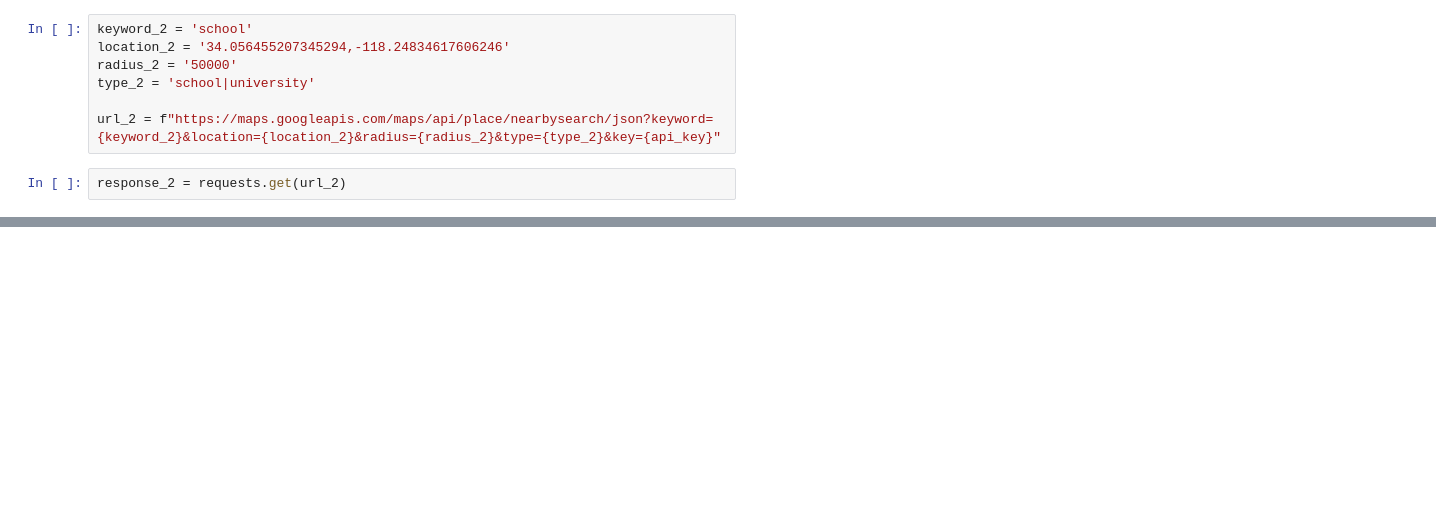
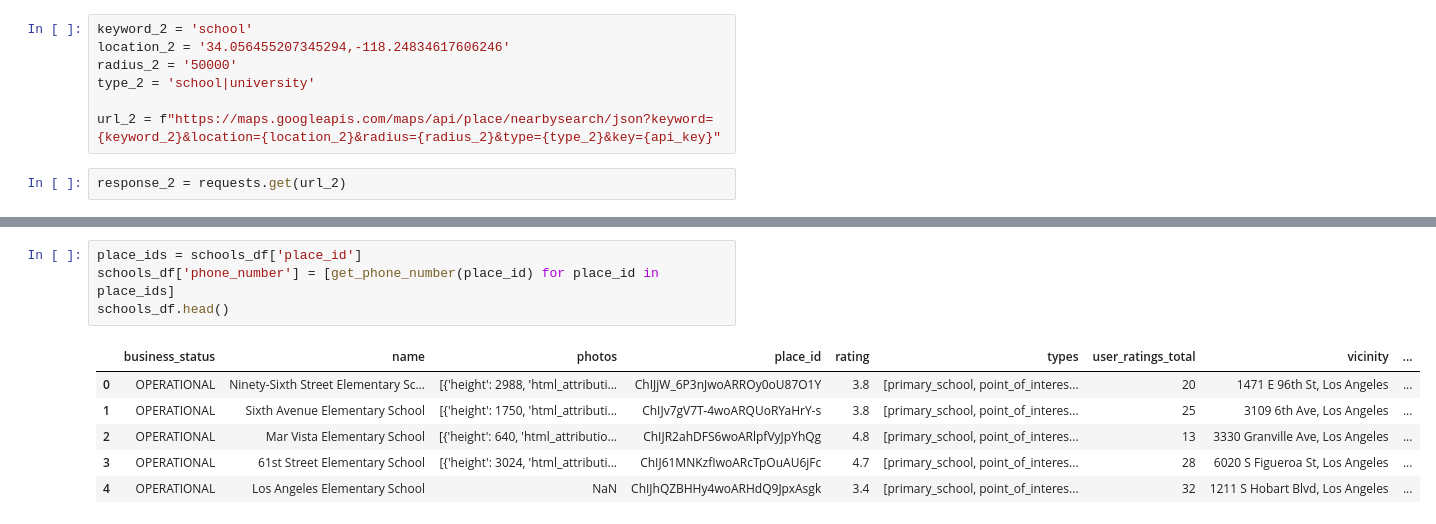
Before and after one commit to TheLazyCactus/Data_Thieves_project, a Jupyter notebook: Data-Thieves_Bea.ipynb, the cells around one changed output, grey strips where cells are left out. Cells and saved outputs as stored; diff of their text form; blank space fills up the shorter version.

```diff
--- a/Data-Thieves_Bea.ipynb
+++ b/Data-Thieves_Bea.ipynb
@@ -139,3 +165,14 @@ schools_df.head()
+# %%
+place_ids = schools_df['place_id']
+schools_df['phone_number'] = [get_phone_number(place_id) for place_id in place_ids]
+schools_df.head()
+# %% [output]
+|  | business_status | name | photos | place_id | rating | types | user_ratings_total | vicinity | ... |
+| 0 | OPERATIONAL | Ninety-Sixth Street Elementary Sc... | [{'height': 2988, 'html_attributi... | ChIJjW_6P3nJwoARROy0oU87O1Y | 3.8 | [primary_school, point_of_interes... | 20 | 1471 E 96th St, Los Angeles | ... |
+| 1 | OPERATIONAL | Sixth Avenue Elementary School | [{'height': 1750, 'html_attributi... | ChIJv7gV7T-4woARQUoRYaHrY-s | 3.8 | [primary_school, point_of_interes... | 25 | 3109 6th Ave, Los Angeles | ... |
+| 2 | OPERATIONAL | Mar Vista Elementary School | [{'height': 640, 'html_attributio... | ChIJR2ahDFS6woARlpfVyJpYhQg | 4.8 | [primary_school, point_of_interes... | 13 | 3330 Granville Ave, Los Angeles | ... |
+| 3 | OPERATIONAL | 61st Street Elementary School | [{'height': 3024, 'html_attributi... | ChIJ61MNKzfIwoARcTpOuAU6jFc | 4.7 | [primary_school, point_of_interes... | 28 | 6020 S Figueroa St, Los Angeles | ... |
+| 4 | OPERATIONAL | Los Angeles Elementary School | NaN | ChIJhQZBHHy4woARHdQ9JpxAsgk | 3.4 | [primary_school, point_of_interes... | 32 | 1211 S Hobart Blvd, Los Angeles | ... |
 # %%
 schools_df.shape
 # %% [output]
```
Also changed, not shown: parts of 10 cells of this notebook.
